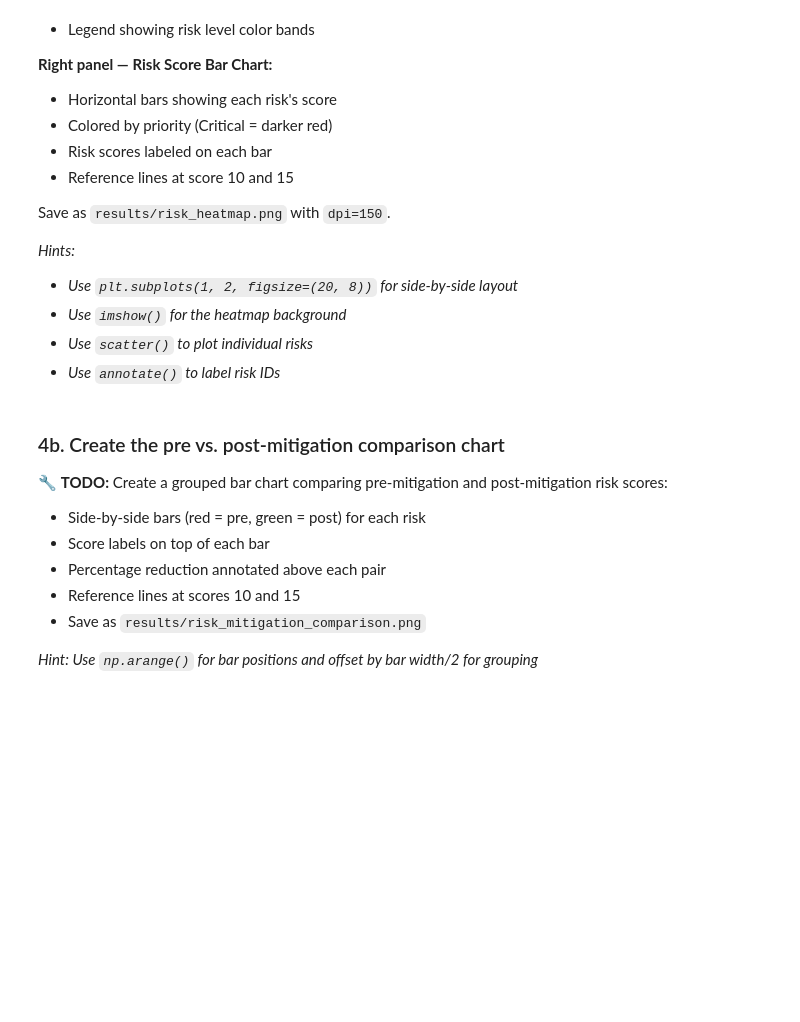
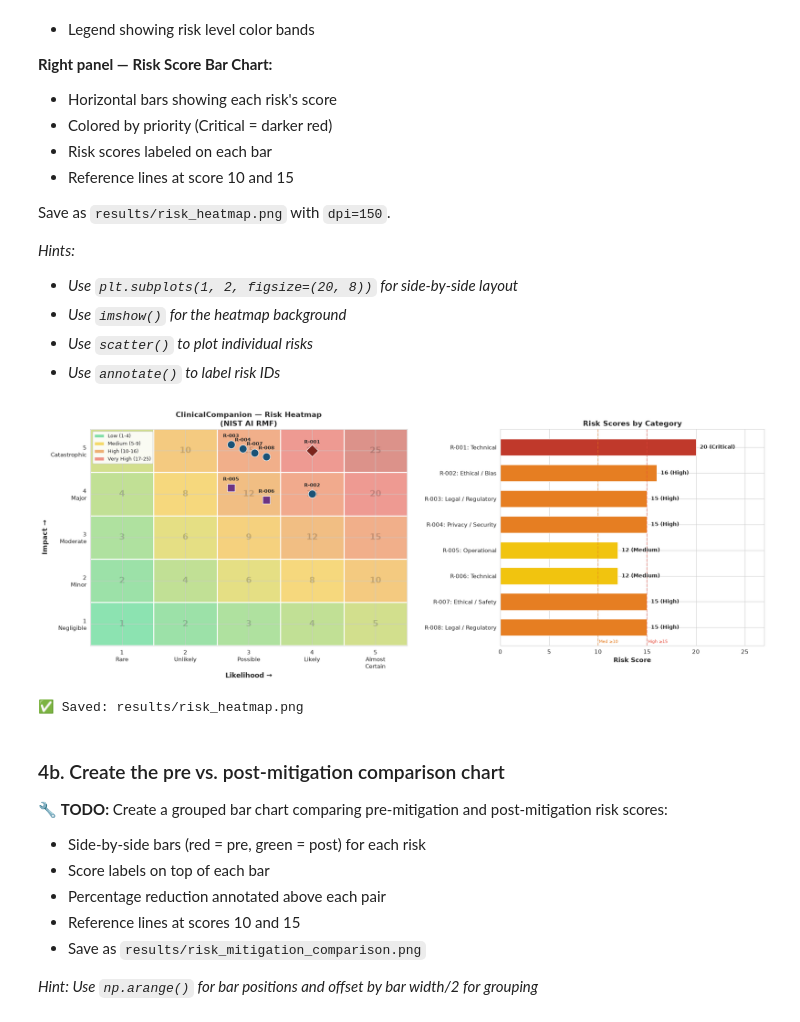
Before and after one commit to AmosBunde/ai_governance_assessement, a Jupyter notebook: project/starter/governance_assessment.ipynb, the cells around one changed output. Drawn from its saved outputs; the diff is of its cells as text; code cells hidden in the pictures; blank space fills up the shorter version.

```diff
--- a/project/starter/governance_assessment.ipynb
+++ b/project/starter/governance_assessment.ipynb
@@ -414,59 +617,87 @@ score_matrix = np.array([[(i+1)*(j+1) for j in range(5)] for i in range(5)])
 cmap = LinearSegmentedColormap.from_list('risk',
        ['#2ecc71', '#f1c40f', '#e67e22', '#e74c3c', '#c0392b'], N=256)
 
-# 🔧 TODO: Display the score_matrix as the heatmap background using imshow().
-# Set origin='lower' so (1,1) is bottom-left.
+# Heatmap background: likelihood on x, impact on y, (1,1) at bottom-left
+ax1.imshow(score_matrix, cmap=cmap, origin='lower', alpha=0.55,
+           vmin=1, vmax=25, extent=(-0.5, 4.5, -0.5, 4.5), aspect='auto')
 
+# White grid lines separating cells
+for g in np.arange(-0.5, 5.0, 1.0):
+    ax1.axhline(g, color='white', lw=2)
+    ax1.axvline(g, color='white', lw=2)
 
-# 🔧 TODO: Draw white grid lines to separate cells (6 horizontal + 6 vertical).
+# Plot each risk at (likelihood-1, impact-1), offsetting overlapping points
+style = {'Critical': dict(marker='D', s=260, c='#7b241c', edgecolors='white'),
+         'High':     dict(marker='o', s=220, c='#1a5276', edgecolors='white'),
+         'Medium':   dict(marker='s', s=200, c='#6c3483', edgecolors='white')}
+band = lambda s: 'Critical' if s >= 20 else ('High' if s >= 15 else 'Medium')
 
+plotted = set()
+for (lik, imp), group in risk_df.groupby(['likelihood', 'impact']):
+    n = len(group)
+    offsets = np.linspace(-0.28, 0.28, n) if n > 1 else [0.0]
+    for off, (_, r) in zip(offsets, group.iterrows()):
+        x, y = r['likelihood'] - 1 + off, r['impact'] - 1 - off * 0.5
+        b = band(r['risk_score'])
+        label = f"{b} priority" if b not in plotted else None
+        plotted.add(b)
+        ax1.scatter(x, y, zorder=5, label=label, **style[b])
+        ax1.annotate(r['risk_id'], (x, y), xytext=(0, 14),
+                     textcoords='offset points', ha='center',
+                     fontsize=9, fontweight='bold', zorder=6)
 
-# 🔧 TODO: Plot each risk as a scatter point at position (likelihood-1, impact-1).
-# Use different markers for Critical vs High priority risks.
-# Handle overlapping risks by offsetting slightly.
-# Annotate each point with its risk_id.
-
-
-# 🔧 TODO: Add faint score numbers in each cell center (showing the L×I value).
-
+# Faint score numbers in each cell center (L×I value)
+for i in range(5):        # impact (rows)
+    for j in range(5):    # likelihood (cols)
+        ax1.text(j, i, str(score_matrix[i, j]), ha='center', va='center',
+                 fontsize=16, color='black', alpha=0.18, fontweight='bold')
 
 # Axis labels and formatting (provided)
 ax1.set_xlabel('Likelihood →', fontsize=13, fontweight='bold')
 ax1.set_ylabel('Impact →', fontsize=13, fontweight='bold')
 ax1.set_title('ClinicalCompanion — Risk Heatmap\n(NIST AI RMF)', fontsize=14, fontweight='bold')
 ax1.set_xticks(range(5))
 ax1.set_xticklabels(['1\nRare','2\nUnlikely','3\nPossible','4\nLikely','5\nAlmost\nCertain'])
 ax1.set_yticks(range(5))
 ax1.set_yticklabels(['1\nNegligible','2\nMinor','3\nModerate','4\nMajor','5\nCatastrophic'])
 ax1.legend(handles=[
     mpatches.Patch(fc='#2ecc71', alpha=0.6, label='Low (1-4)'),
     mpatches.Patch(fc='#f1c40f', alpha=0.6, label='Medium (5-9)'),
     mpatches.Patch(fc='#e67e22', alpha=0.6, label='High (10-16)'),
     mpatches.Patch(fc='#e74c3c', alpha=0.6, label='Very High (17-25)'),
 ], loc='upper left', fontsize=9, framealpha=0.9)
 
 
 # --- RIGHT PANEL: Risk Score Bar Chart ---
 
-# 🔧 TODO: Create a horizontal bar chart showing each risk's score.
-# Color critical risks differently from high risks.
-# Add score and priority labels to the right of each bar.
-# Add reference lines at scores 10 and 15.
-
+bar_colors = {'Critical': '#c0392b', 'High': '#e67e22', 'Medium': '#f1c40f'}
+colors = [bar_colors[band(s)] for s in risk_df['risk_score']]
+ax2.barh(range(len(risk_df)), risk_df['risk_score'], color=colors,
+         edgecolor='white', height=0.65)
+for idx, (_, r) in enumerate(risk_df.iterrows()):
+    ax2.text(r['risk_score'] + 0.4, idx, f"{r['risk_score']} ({band(r['risk_score'])})",
+             va='center', fontsize=10, fontweight='bold')
+ax2.axvline(x=15, color='#e74c3c', ls='--', alpha=0.5)
+ax2.axvline(x=10, color='#e67e22', ls='--', alpha=0.5)
+ax2.text(15.1, len(risk_df) - 0.4, 'High ≥15', fontsize=8, color='#e74c3c')
+ax2.text(10.1, len(risk_df) - 0.4, 'Med ≥10', fontsize=8, color='#e67e22')
 
 # Axis formatting (provided)
 ax2.set_yticks(range(len(risk_df)))
 ax2.set_yticklabels([f"{r['risk_id']}: {r['risk_category']}" for _, r in risk_df.iterrows()])
 ax2.set_xlabel('Risk Score', fontsize=12, fontweight='bold')
 ax2.set_title('Risk Scores by Category', fontsize=14, fontweight='bold')
 ax2.set_xlim(0, 27)
 ax2.invert_yaxis()
 
 # Save
 plt.tight_layout(pad=3)
 plt.savefig(RESULTS_DIR / 'risk_heatmap.png', dpi=150, bbox_inches='tight', facecolor='white')
 plt.show()
 print("✅ Saved: results/risk_heatmap.png")
+# %% [output]
+[figure, added]
+✅ Saved: results/risk_heatmap.png
 # %% [markdown]
 ### 4b. Create the pre vs. post-mitigation comparison chart
 
```
Also changed, not shown: parts of 18 cells of this notebook.
